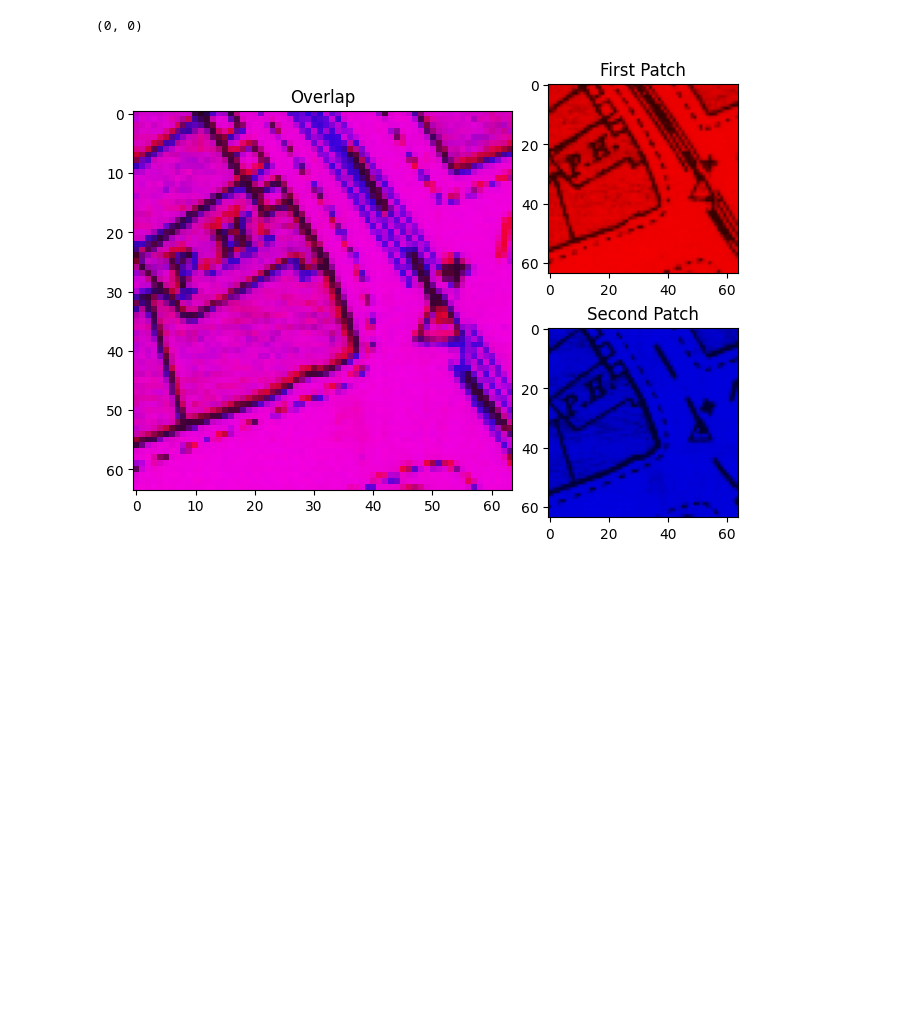
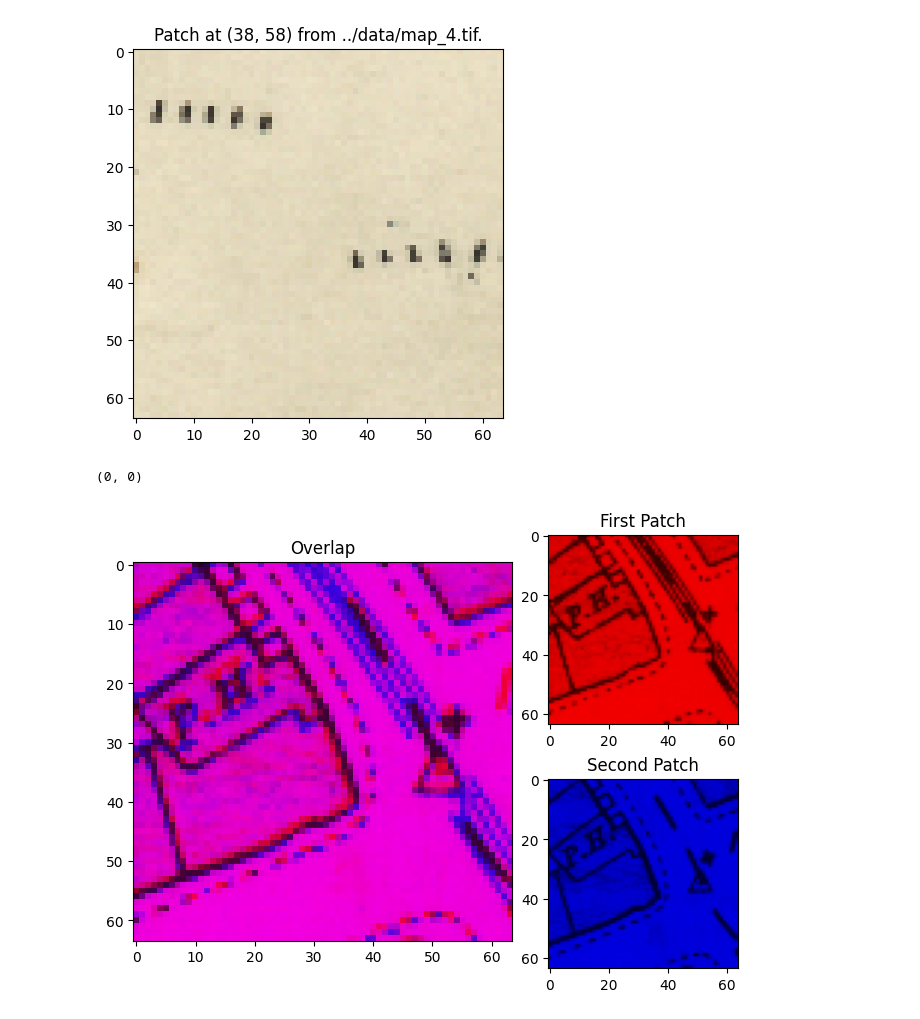
Before and after one commit to alv31415/contrastive-map, a Jupyter notebook: src/dev/patch_aligner.ipynb, the cells around one changed output. Saved outputs shown, nothing was run; the diff lists cells and outputs as text; code cells hidden in the pictures; blank space fills up the shorter version.

```diff
--- a/src/dev/patch_aligner.ipynb
+++ b/src/dev/patch_aligner.ipynb
@@ -188,3 +224,7 @@ INFO:root:2,301 patches from ../data/map_4.tif generated with shape (39, 59, 1,
+# %%
+patch_data[-1][0].show()
+# %% [output]
+[figure, added]
 # %%
 class PatchAligner():
     def __init__():
```
Also changed, not shown: parts of 34 cells of this notebook, 3 other files.
